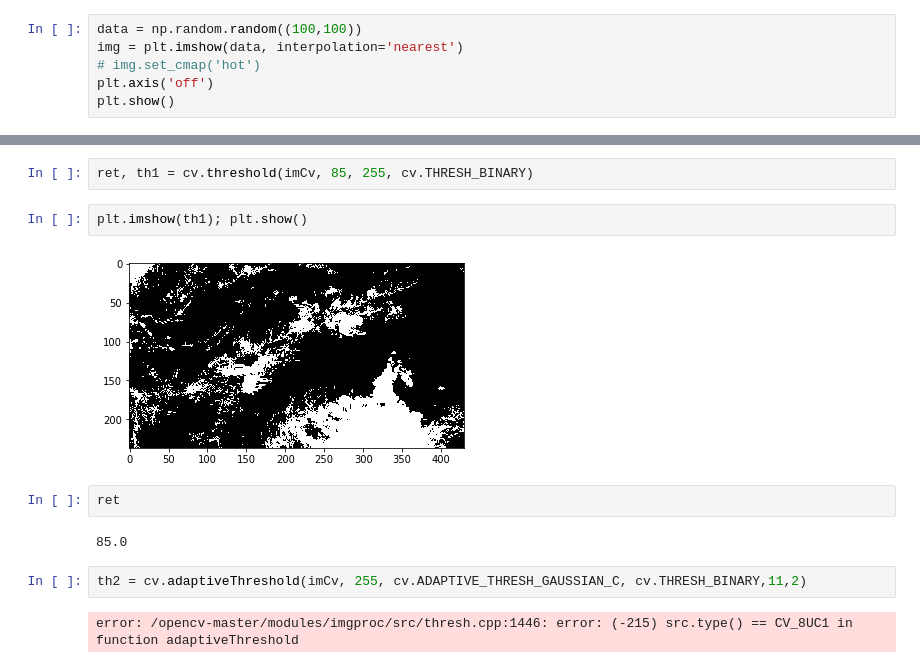
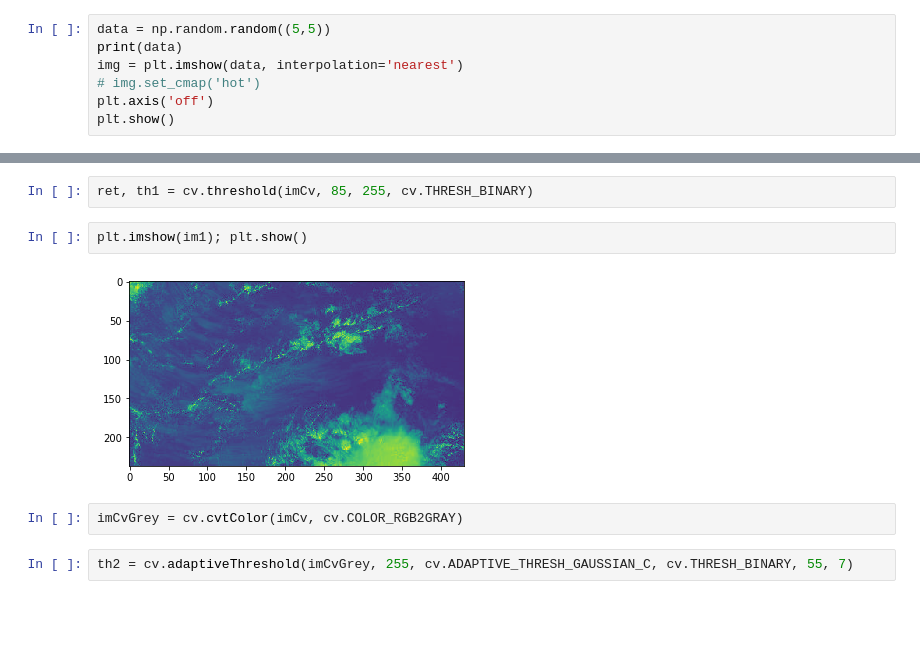
Before and after one commit to jonasagx/nephos, a Jupyter notebook: notebooks/buffer.ipynb, the cells around one changed output, grey strips where cells are left out. Drawn from its saved outputs; the diff is of its cells as text; blank space fills up the shorter version.

```diff
--- a/notebooks/buffer.ipynb
+++ b/notebooks/buffer.ipynb
@@ -13,7 +14,8 @@ run ../src/makeWindsMap.py
 # xMax, yMax = getImageDimessions(image)[:2]
 # plotDimensions = (xMax, yMax)
 # %%
-data = np.random.random((100,100))
+data = np.random.random((5,5))
+print(data)
 img = plt.imshow(data, interpolation='nearest')
 # img.set_cmap('hot')
 plt.axis('off')
@@ -128,14 +135,10 @@ g = cv.cvtColor(imCv, cv.COLOR_RGB2GRAY)
 # %%
 ret, th1 = cv.threshold(imCv, 85, 255, cv.THRESH_BINARY)
 # %%
-plt.imshow(th1); plt.show()
+plt.imshow(im1); plt.show()
 # %% [output]
-[figure, old version]
+[figure, new version]
-# %%
-ret
-# %% [output]
-85.0
+# %%
+imCvGrey = cv.cvtColor(imCv, cv.COLOR_RGB2GRAY)
 # %%
-th2 = cv.adaptiveThreshold(imCv, 255, cv.ADAPTIVE_THRESH_GAUSSIAN_C, cv.THRESH_BINARY,11,2)
+th2 = cv.adaptiveThreshold(imCvGrey, 255, cv.ADAPTIVE_THRESH_GAUSSIAN_C, cv.THRESH_BINARY, 55, 7)
-# %% [output]
-error: /opencv-master/modules/imgproc/src/thresh.cpp:1446: error: (-215) src.type() == CV_8UC1 in function adaptiveThreshold
```
Also changed, not shown: parts of 12 cells of this notebook.
